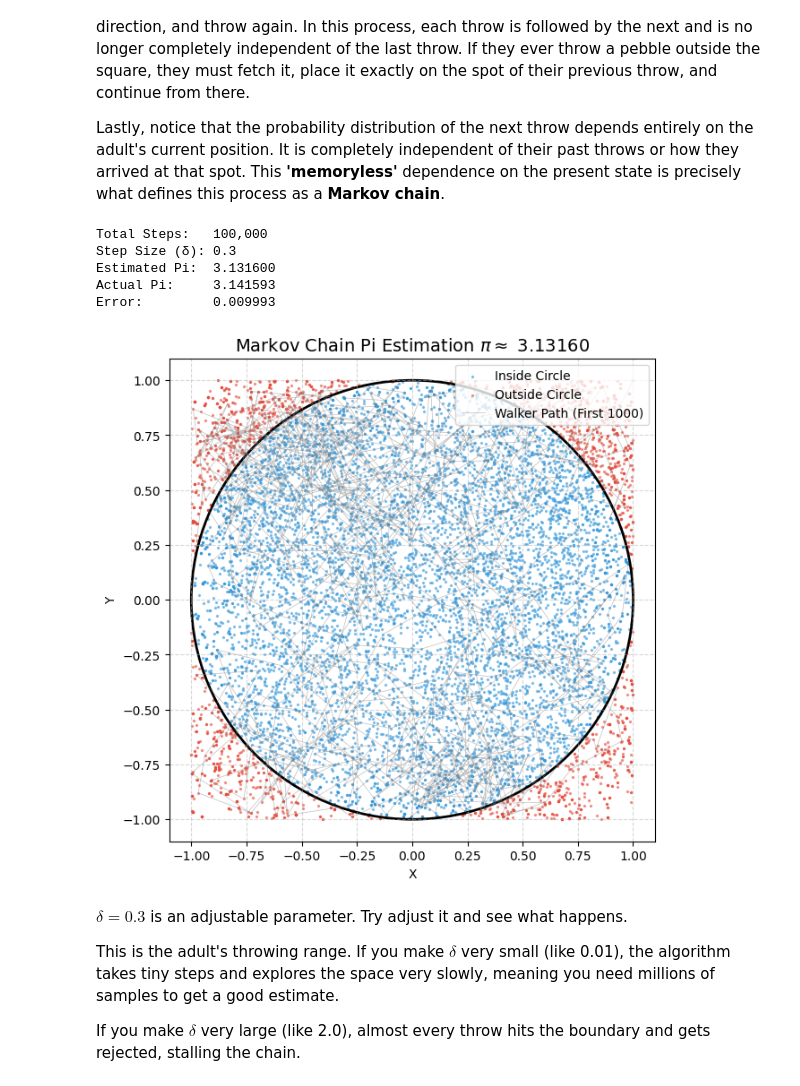
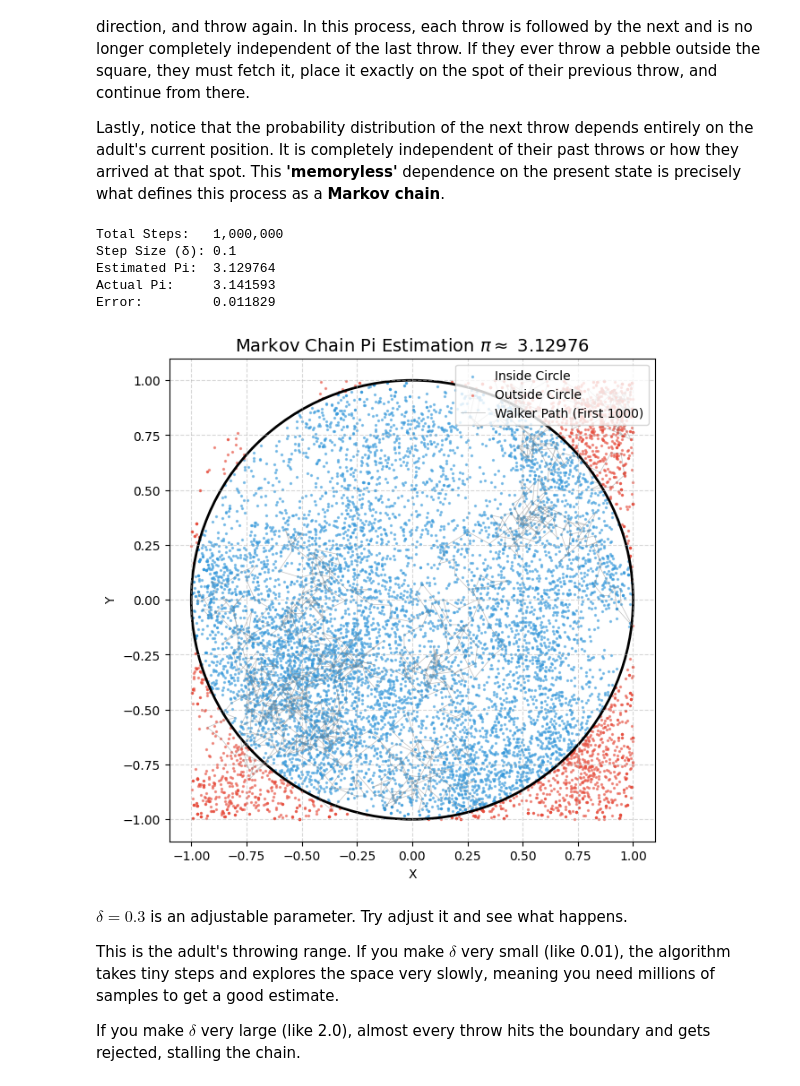
Before and after one commit to RENSHUZHE/HKU-DQMC, a Jupyter notebook: DQMC_Part_1_Prerequisite.ipynb, the cells around one changed output. Drawn from its saved outputs; the diff is of its cells as text; code cells hidden in the pictures.

```diff
--- a/DQMC_Part_1_Prerequisite.ipynb
+++ b/DQMC_Part_1_Prerequisite.ipynb
@@ -124,39 +124,39 @@ def markov_pi(num_samples, delta):
     inside = distances < 1.0
 
     # Plot the points (using a smaller sample size to prevent the plot from becoming a solid block of colour)
     plot_limit = min(num_samples, 10000)
 
     plt.scatter(x_history[:plot_limit][inside[:plot_limit]], y_history[:plot_limit][inside[:plot_limit]],
                 color='#3498db', s=2, alpha=0.5, label='Inside Circle')
     plt.scatter(x_history[:plot_limit][~inside[:plot_limit]], y_history[:plot_limit][~inside[:plot_limit]],
                 color='#e74c3c', s=2, alpha=0.5, label='Outside Circle')
 
     # Draw a faint line connecting the first 1000 steps to show the "Random Walk" path
     plt.plot(x_history[:1000], y_history[:1000], color='gray', linewidth=0.5, alpha=0.5, label='Walker Path (First 1000)')
 
     # Draw the boundary circle
     circle = plt.Circle((0, 0), 1, color='black', fill=False, linewidth=2)
     plt.gca().add_patch(circle)
 
     plt.title(fr"Markov Chain Pi Estimation $\pi \approx$ {pi_estimate:.5f}", fontsize=14)
     plt.xlabel("X")
     plt.ylabel("Y")
     plt.xlim(-1.1, 1.1)
     plt.ylim(-1.1, 1.1)
     plt.legend(loc='upper right')
     plt.grid(True, linestyle='--', alpha=0.5)
 
     plt.show()
 
 # Run the simulation (feel free to change the delta value to see how it affects the chain)
-markov_pi(num_samples=100000, delta=0.3)
+markov_pi(num_samples=1000000, delta=0.1)
 # %% [output]
-Total Steps:   100,000
-Step Size (δ): 0.3
-Estimated Pi:  3.131600
+Total Steps:   1,000,000
+Step Size (δ): 0.1
+Estimated Pi:  3.129764
 Actual Pi:     3.141593
-Error:         0.009993
+Error:         0.011829
-[figure, old version]
+[figure, new version]
 # %% [markdown]
 $\delta=0.3$ is an adjustable parameter. Try adjust it and see what happens.
 
```
